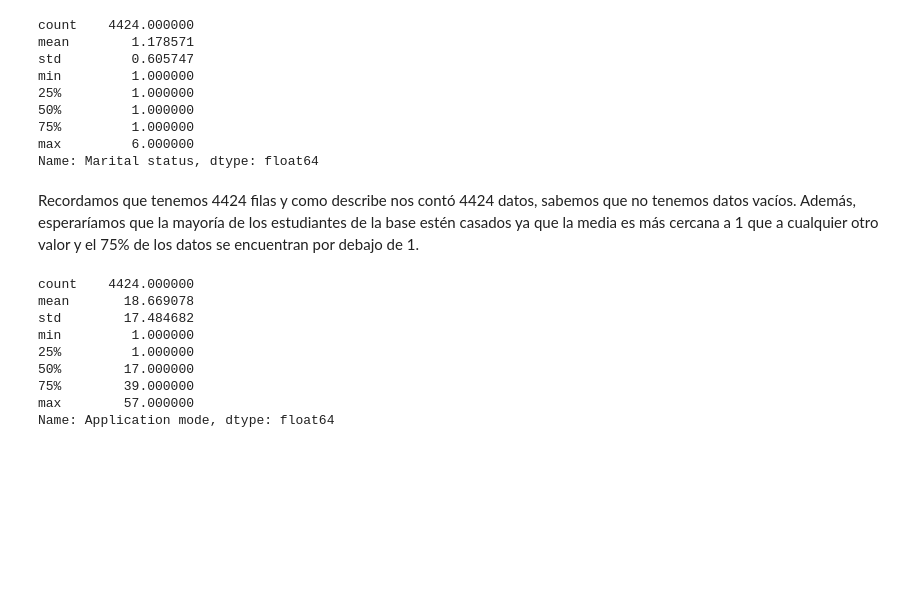
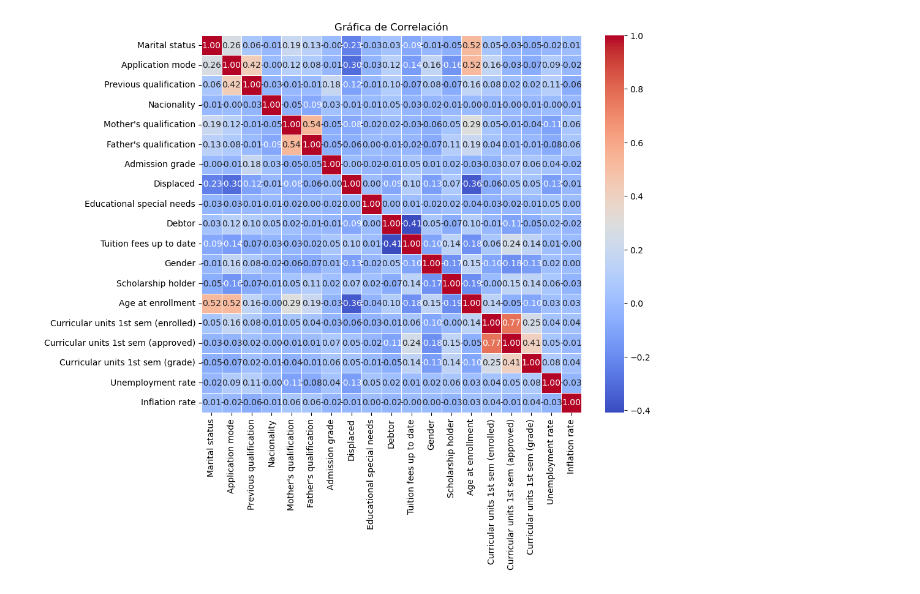
Before and after one commit to mgabyurango/Proyecto1-ACTD, a Jupyter notebook: Estadísticas Descriptivas.ipynb, the cells around one changed output. Cells and saved outputs as stored; diff of their text form; code cells hidden in the pictures; blank space fills up the shorter version.

Commit message:
Matriz de Correlación para las 19 variables de interés

```diff
--- a/Estadísticas Descriptivas.ipynb
+++ b/Estadísticas Descriptivas.ipynb
@@ -7,47 +17,0 @@ df = pd.read_excel("data.xlsx")
-# %%
-# Notamos que tenemos 37 columnas y 4.424 filas
-# Procedemos a realizar estadísticas descriptivas (media,mediana, moda y varianza cuando sea pertinente) para todas las columnas
-df['Marital status'].describe()
-# Recordamos que los valores significan:
-#1 – single 2 – married 3 – widower 4 – divorced 5 – facto union 6 – legally separated
-# %% [output]
-count    4424.000000
-mean        1.178571
-std         0.605747
-min         1.000000
-25%         1.000000
-50%         1.000000
-75%         1.000000
-max         6.000000
-Name: Marital status, dtype: float64
-# %% [markdown]
-Recordamos que tenemos 4424 filas y como describe nos contó 4424 datos, sabemos que no tenemos datos vacíos.
-Además, esperaríamos que la mayoría de los estudiantes de la base estén casados ya que la media es más cercana a 1 que a cualquier otro valor y el 75% de los datos se encuentran por debajo de 1.
-# %%
-df["Application mode"].describe()
-
-#1 - 1st phase - general contingent
-#2 - Ordinance No. 612/93
-#5 - 1st phase - special contingent (Azores Island)
-#7 - Holders of other higher courses 10 - Ordinance No. 854-B/99
-#15 - International student (bachelor)
-#16 - 1st phase - special contingent (Madeira Island)
-#17 - 2nd phase - general contingent
-#18 - 3rd phase - general contingent
-#26 - Ordinance No. 533-A/99, item b2) (Different Plan)
-#27 - Ordinance No. 533-A/99, item b3 (Other Institution)
-#39 - Over 23 years old 42 - Transfer 43 - Change of course
-#44 - Technological specialization diploma holders
-#51 - Change of institution/course
-#53 - Short cycle diploma holders
-#57 - Change of institution/course (International)
-# %% [output]
-count    4424.000000
-mean       18.669078
-std        17.484682
-min         1.000000
-25%         1.000000
-50%        17.000000
-75%        39.000000
-max        57.000000
-Name: Application mode, dtype: float64
@@ -56,0 +18,11 @@ Además, esperaríamos que la mayoría de los estudiantes de la base estén casa
+# %%
+# Creamos una matriz de correlación para todas las variables
+correlation_matrix = df.corr()
+# %%
+# Creamos un mapa de calor de las correlaciones
+plt.figure(figsize=(10, 8))
+sns.heatmap(correlation_matrix, annot=True, cmap='coolwarm', fmt=".2f", linewidths=.5)
+plt.title('Gráfica de Correlación')
+plt.show()
+# %% [output]
+[figure, added]
```
Also changed, not shown: parts of 6 cells of this notebook, 1 other file.
